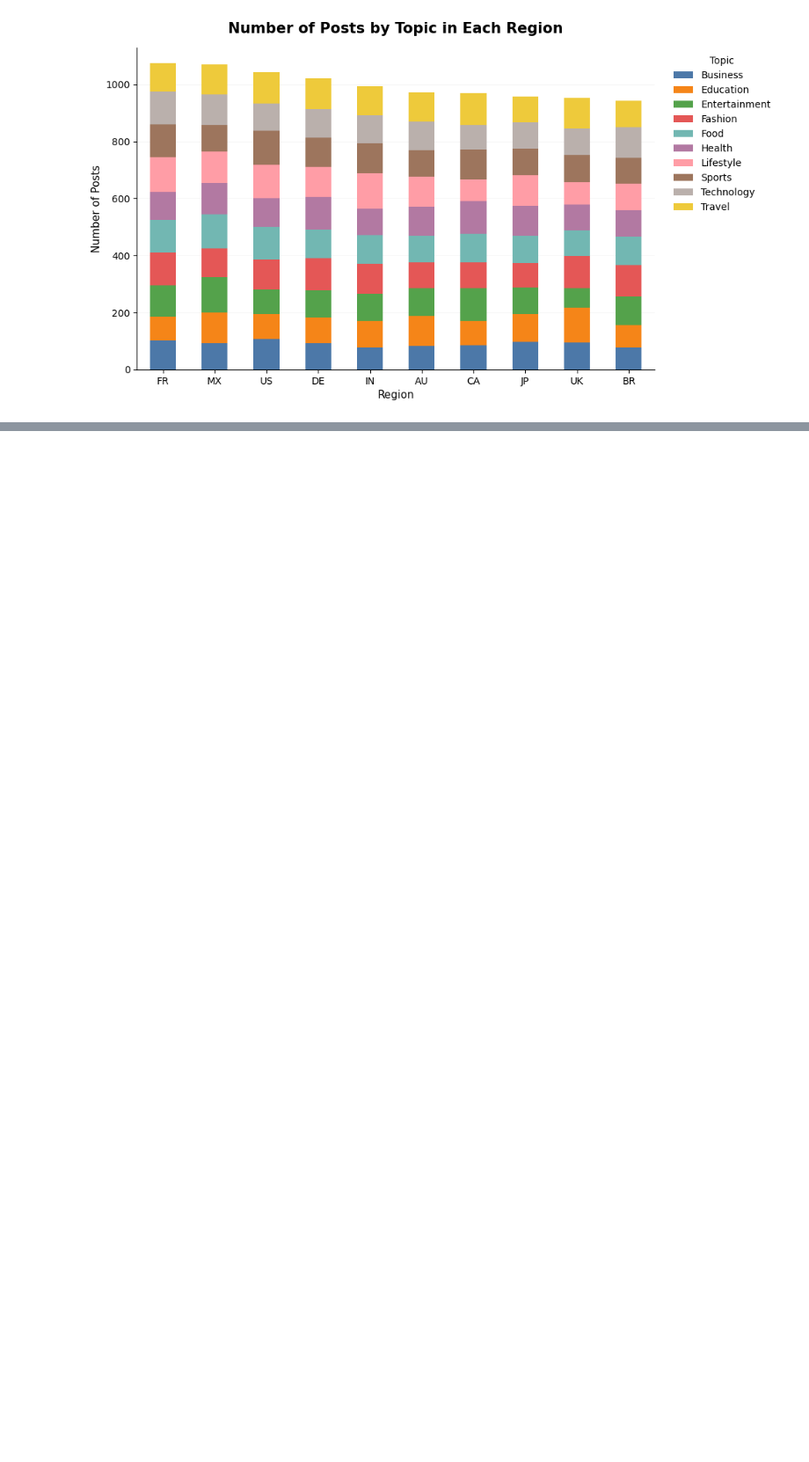
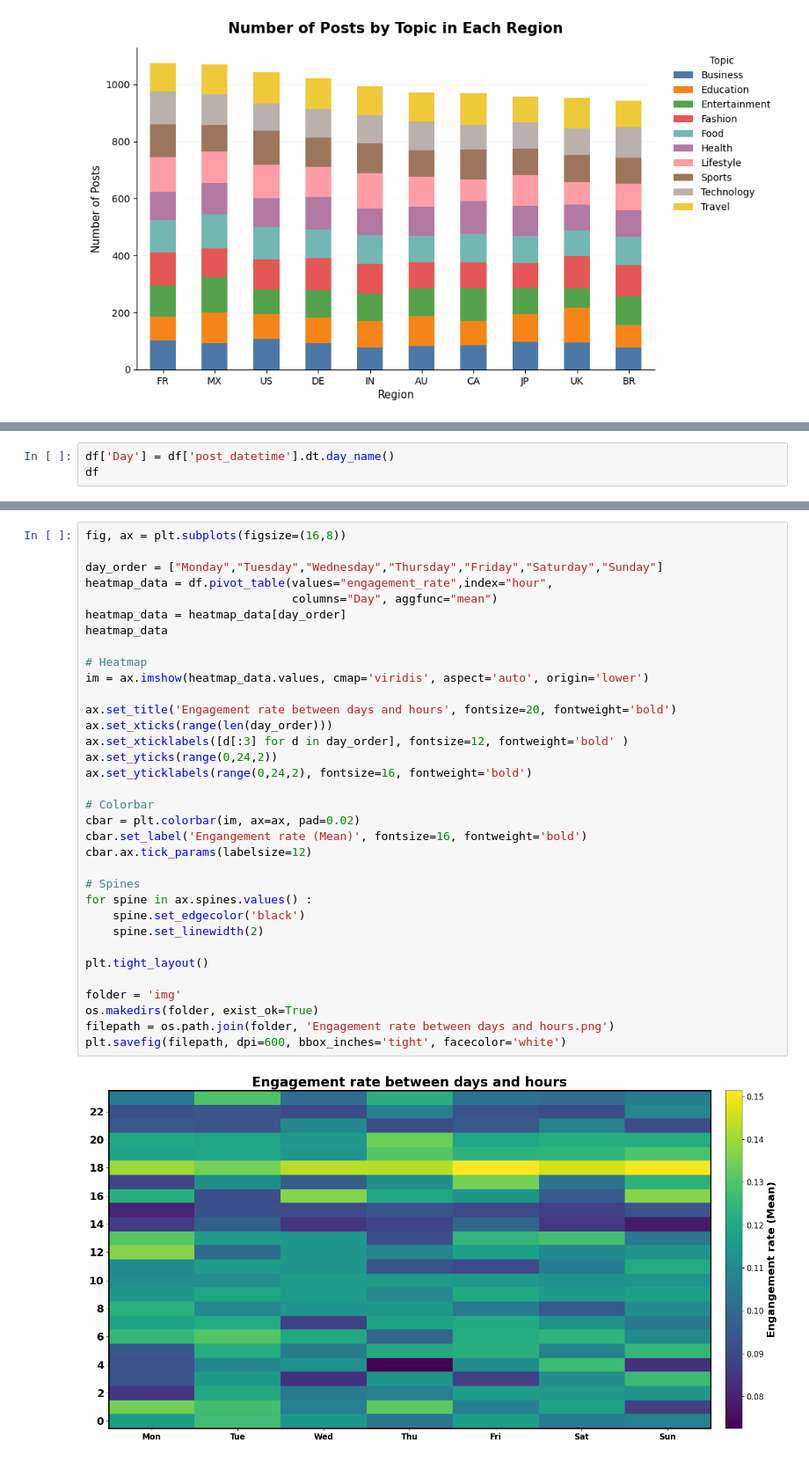
Before and after one commit to fathir1014/EDA-1-Social-Media-Performance, a Jupyter notebook: main.ipynb, the cells around one changed output, grey strips where cells are left out. Shown at 88% size. Saved outputs shown, nothing was run; the diff lists cells and outputs as text; blank space fills up the shorter version.

```diff
--- a/main.ipynb
+++ b/main.ipynb
@@ -727,0 +781,3 @@ plt.savefig(filepath, dpi=600, bbox_inches='tight', facecolor='white')
+# %%
+df['Day'] = df['post_datetime'].dt.day_name()
+df
@@ -727,0 +798,36 @@ plt.savefig(filepath, dpi=600, bbox_inches='tight', facecolor='white')
+# %%
+fig, ax = plt.subplots(figsize=(16,8))
+
+day_order = ["Monday","Tuesday","Wednesday","Thursday","Friday","Saturday","Sunday"]
+heatmap_data = df.pivot_table(values="engagement_rate",index="hour",
+                              columns="Day", aggfunc="mean")
+heatmap_data = heatmap_data[day_order]
+heatmap_data
+
+# Heatmap
+im = ax.imshow(heatmap_data.values, cmap='viridis', aspect='auto', origin='lower')
+
+ax.set_title('Engagement rate between days and hours', fontsize=20, fontweight='bold')
+ax.set_xticks(range(len(day_order)))
+ax.set_xticklabels([d[:3] for d in day_order], fontsize=12, fontweight='bold' )
+ax.set_yticks(range(0,24,2))
+ax.set_yticklabels(range(0,24,2), fontsize=16, fontweight='bold')
+
+# Colorbar
+cbar = plt.colorbar(im, ax=ax, pad=0.02)
+cbar.set_label('Engangement rate (Mean)', fontsize=16, fontweight='bold')
+cbar.ax.tick_params(labelsize=12)
+
+# Spines
+for spine in ax.spines.values() :
+    spine.set_edgecolor('black')
+    spine.set_linewidth(2)
+
+plt.tight_layout()
+
+folder = 'img'
+os.makedirs(folder, exist_ok=True)
+filepath = os.path.join(folder, 'Engagement rate between days and hours.png')
+plt.savefig(filepath, dpi=600, bbox_inches='tight', facecolor='white')
+# %% [output]
+[figure, added]
```
Also changed, not shown: parts of 3 cells of this notebook, 2 other files.
